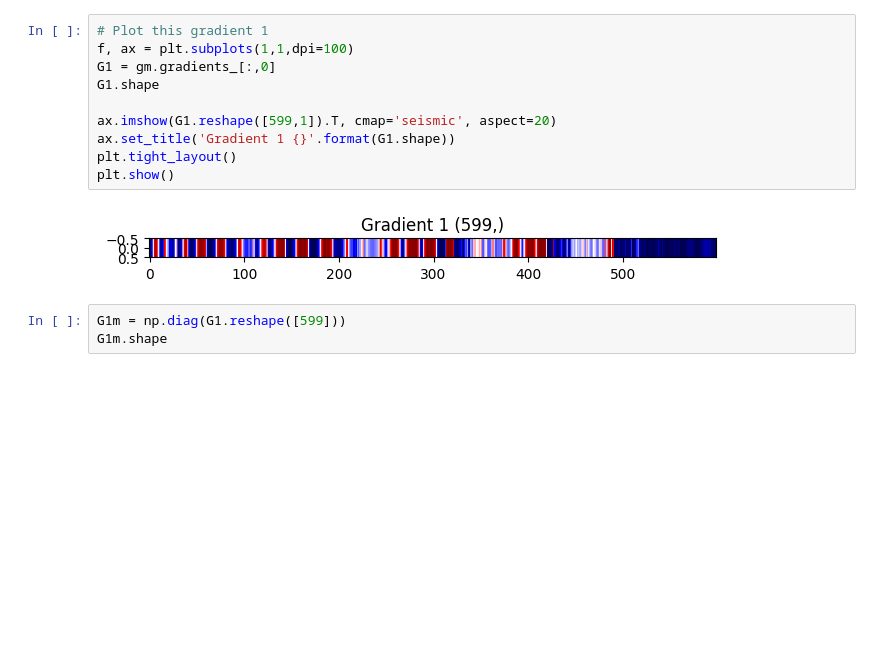
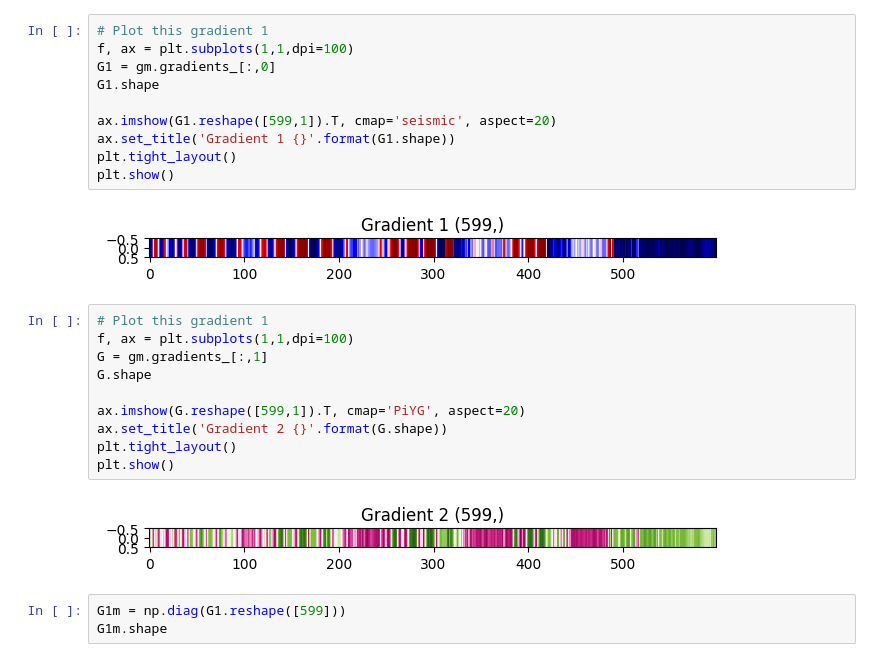
Before and after one commit to sudesnac/HumanBF-Connectivity, a Jupyter notebook: notebook/Func_gradients.ipynb, the cells around one changed output. Drawn from its saved outputs; the diff is of its cells as text; blank space fills up the shorter version.

```diff
--- a/notebook/Func_gradients.ipynb
+++ b/notebook/Func_gradients.ipynb
@@ -116,6 +145,18 @@ plt.tight_layout()
 plt.show()
 # %% [output]
 [figure]
+# %%
+# Plot this gradient 1
+f, ax = plt.subplots(1,1,dpi=100)
+G = gm.gradients_[:,1]
+G.shape
+
+ax.imshow(G.reshape([599,1]).T, cmap='PiYG', aspect=20)
+ax.set_title('Gradient 2 {}'.format(G.shape))
+plt.tight_layout()
+plt.show()
+# %% [output]
+[figure, added]
 # %%
 G1m = np.diag(G1.reshape([599]))
 G1m.shape
```
Also changed, not shown: parts of 6 cells of this notebook, 57 other files.
